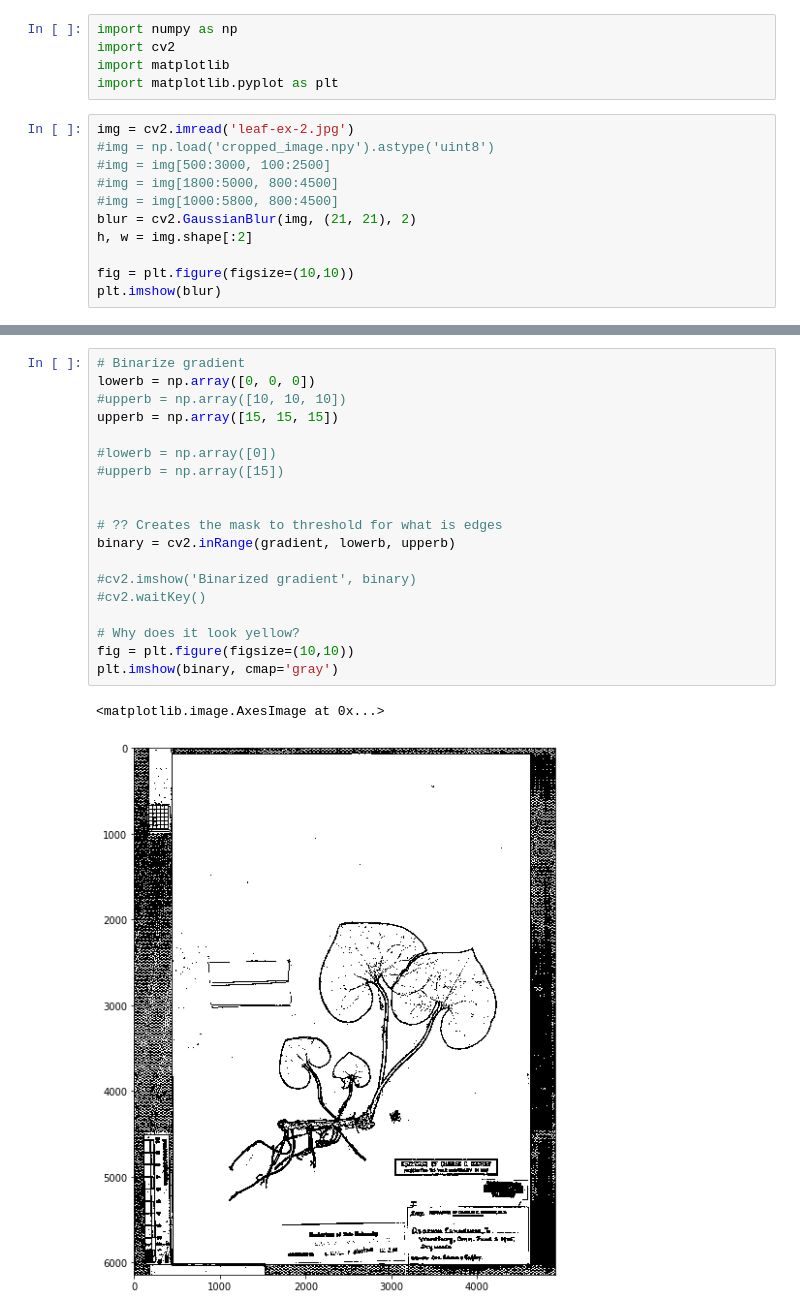
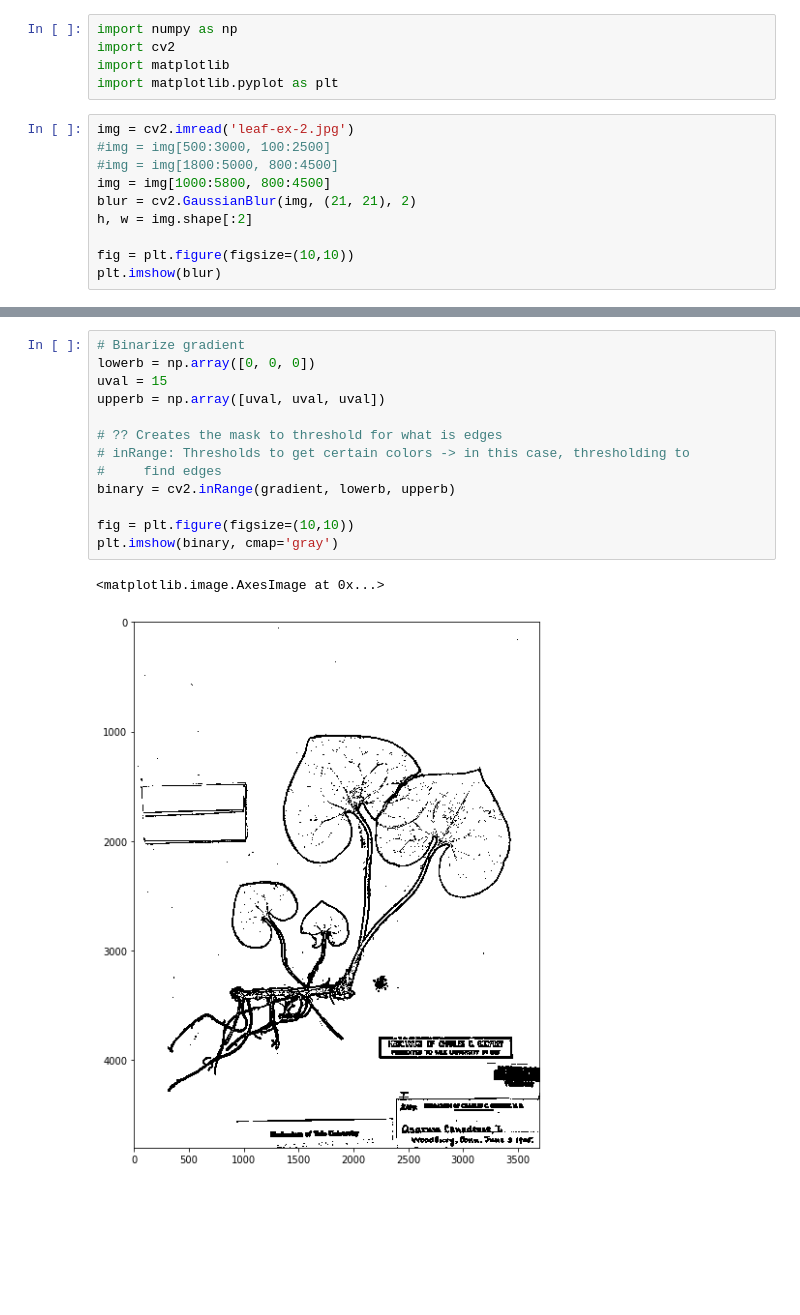
Before and after one commit to anna5hwang/SeniorProj, a Jupyter notebook: main/main.ipynb, the cells around one changed output, grey strips where cells are left out. Drawn from its saved outputs; the diff is of its cells as text; blank space fills up the shorter version.

```diff
--- a/main/main.ipynb
+++ b/main/main.ipynb
@@ -5,10 +5,9 @@ import matplotlib
 import matplotlib.pyplot as plt
 # %%
 img = cv2.imread('leaf-ex-2.jpg')
-#img = np.load('cropped_image.npy').astype('uint8')
 #img = img[500:3000, 100:2500]
 #img = img[1800:5000, 800:4500]
-#img = img[1000:5800, 800:4500]
+img = img[1000:5800, 800:4500]
 blur = cv2.GaussianBlur(img, (21, 21), 2)
 h, w = img.shape[:2]
 
@@ -36,22 +34,16 @@ plt.imshow(gradient)
 # %%
 # Binarize gradient
 lowerb = np.array([0, 0, 0])
-#upperb = np.array([10, 10, 10])
-upperb = np.array([15, 15, 15])
-
-#lowerb = np.array([0])
-#upperb = np.array([15])
-
+uval = 15
+upperb = np.array([uval, uval, uval])
 
 # ?? Creates the mask to threshold for what is edges
+# inRange: Thresholds to get certain colors -> in this case, thresholding to
+#     find edges
 binary = cv2.inRange(gradient, lowerb, upperb)
 
-#cv2.imshow('Binarized gradient', binary)
-#cv2.waitKey()
-
-# Why does it look yellow?
 fig = plt.figure(figsize=(10,10))
 plt.imshow(binary, cmap='gray')
 # %% [output]
 <matplotlib.image.AxesImage at 0x...>
-[figure, old version]
+[figure, new version]
```
Also changed, not shown: parts of 17 cells of this notebook.
